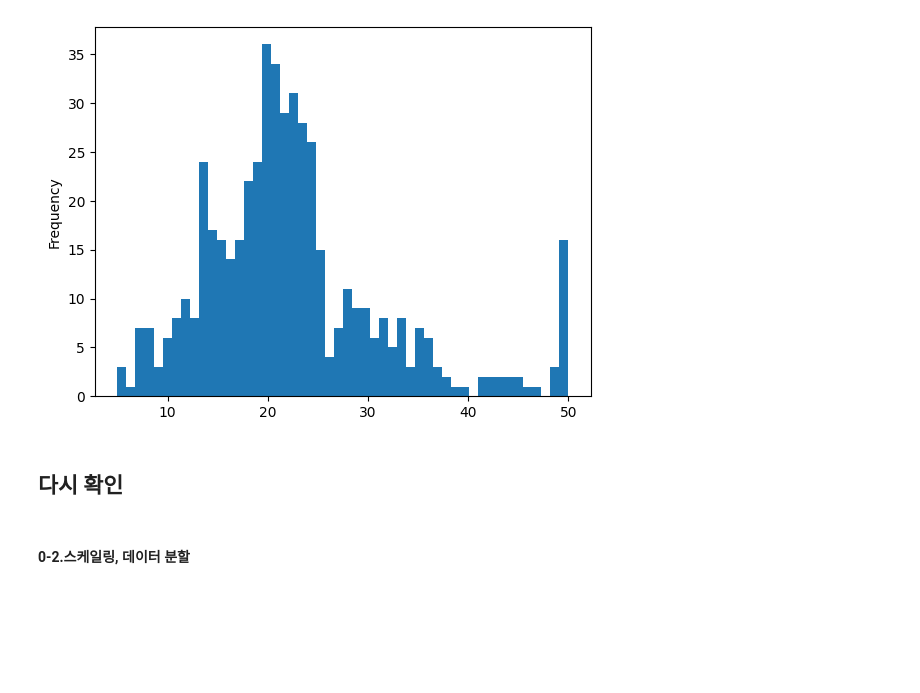
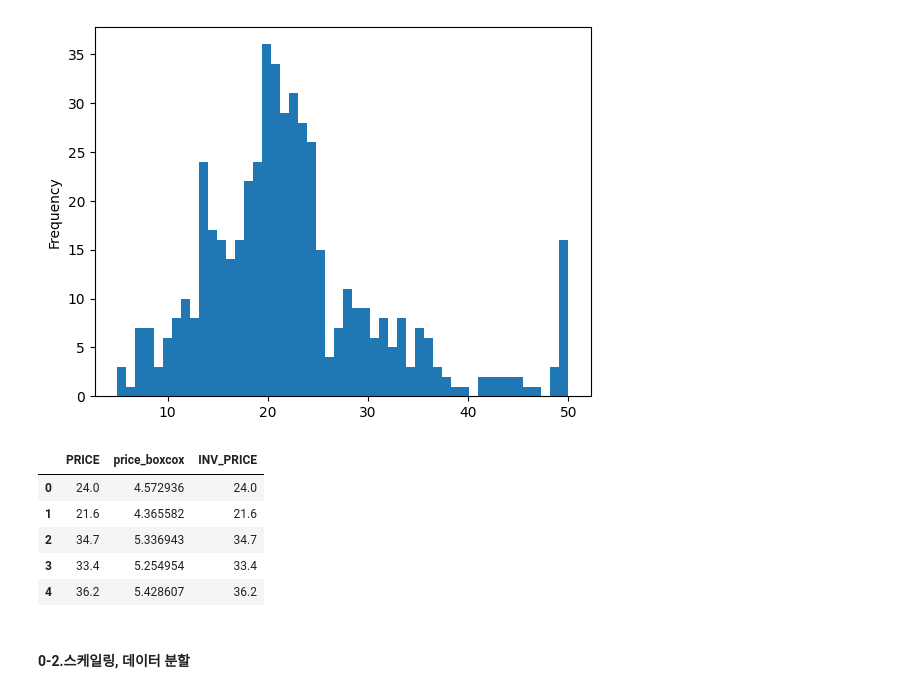
Before and after one commit to blacbakery/py_worksapce, a Jupyter notebook: 강의 노트/05_MachineLearning/p_Camp_ML_03_sklearn_Regularization.ipynb, the cells around one changed output. Cells and saved outputs as stored; diff of their text form; code cells hidden in the pictures; blank space fills up the shorter version.

```diff
--- a/강의 노트/05_MachineLearning/p_Camp_ML_03_sklearn_Regularization.ipynb
+++ b/강의 노트/05_MachineLearning/p_Camp_ML_03_sklearn_Regularization.ipynb
@@ -157,13 +164,19 @@ pd.Series(org_price).plot.hist(bins=50)
 plt.show()
 # %% [output]
 [figure]
-# %% [markdown]
-## 다시 확인
 # %%
 temp = pd.DataFrame()
 temp['PRICE'] = df.PRICE
-temp['price'] =
-temp['INV_PRICE']=org_price
+temp['price_boxcox'] = price
+temp['INV_PRICE'] = org_price
+temp.head(5)
+# %% [output]
+|  | PRICE | price_boxcox | INV_PRICE |
+| 0 | 24.0 | 4.572936 | 24.0 |
+| 1 | 21.6 | 4.365582 | 21.6 |
+| 2 | 34.7 | 5.336943 | 34.7 |
+| 3 | 33.4 | 5.254954 | 33.4 |
+| 4 | 36.2 | 5.428607 | 36.2 |
 # %% [markdown]
 #### 0-2.스케일링, 데이터 분할
 # %%
```
Also changed, not shown: parts of 9 cells of this notebook, 6 other files.
